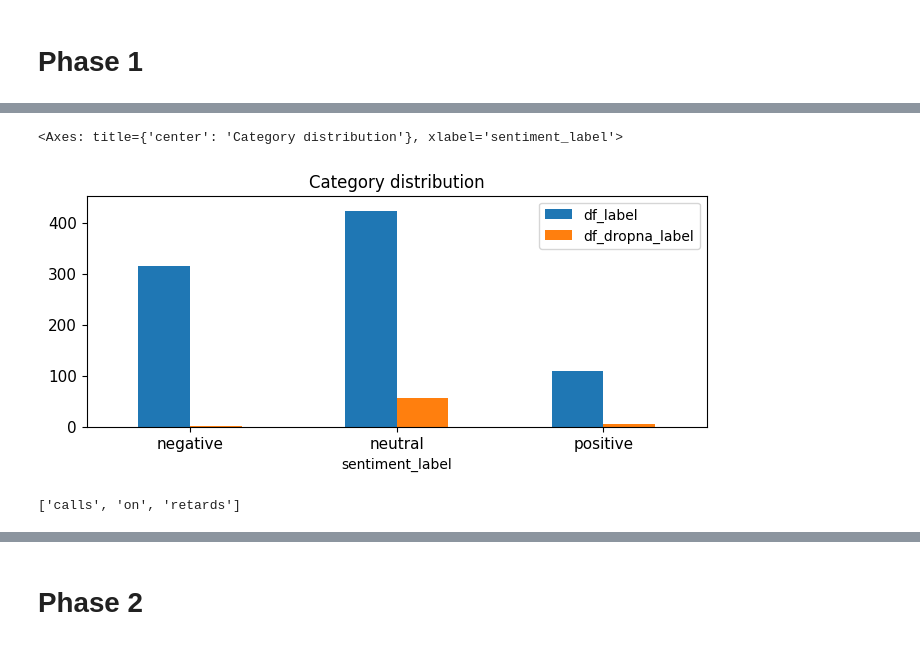
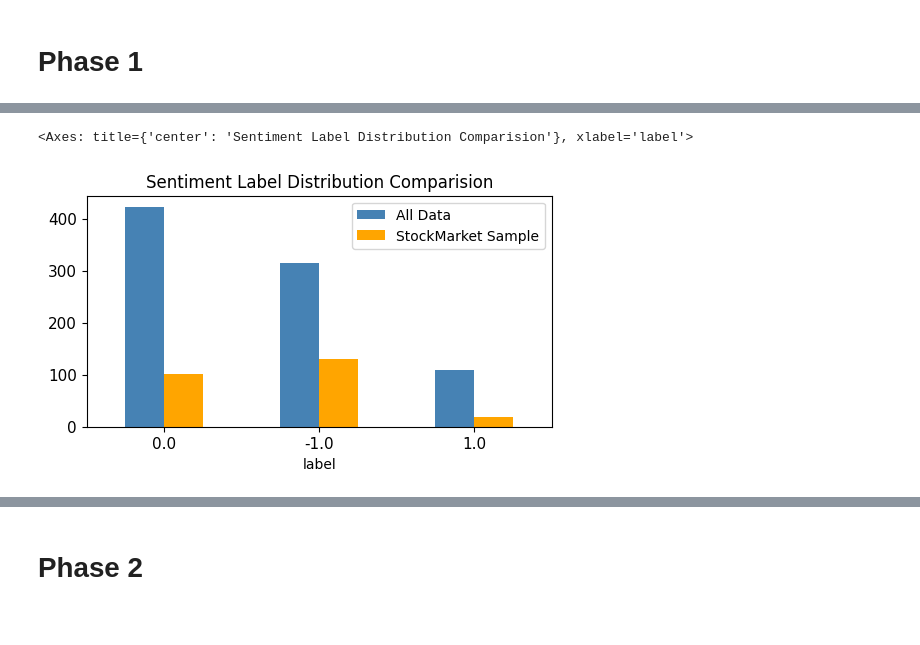
Before and after one commit to j-lee-cob/DM2025-Lab1-Exercise, a Jupyter notebook: DM2025-Lab1-Homework.ipynb, the cells around one changed output, grey strips where cells are left out. Drawn from its saved outputs; the diff is of its cells as text; code cells hidden in the pictures.

```diff
--- a/DM2025-Lab1-Homework.ipynb
+++ b/DM2025-Lab1-Homework.ipynb
@@ -159,25 +131,27 @@ df.sentiment_label.value_counts().plot(kind = 'bar',
-# %%
-#Exercise 8
-df_compare = pd.DataFrame({
-    'df_label': df.sentiment_label.value_counts(),
-    'df_dropna_label': df_dropna.sentiment_label.value_counts()
-})
-
-df_compare.plot(kind = 'bar',
-                title = 'Category distribution',
-                ylim = [0, df.sentiment_label.value_counts().max()+30],
-                rot = 0, fontsize = 11, figsize = (8,3))
-# %% [output]
-<Axes: title={'center': 'Category distribution'}, xlabel='sentiment_label'>
-[figure, removed]
+# %%
+#Exercise 8
+# Make sure df_sm exists first
+df_sm = datafiles[datafiles["subreddit"].str.casefold() == "stockmarket"]
+
+#Combine subreddit distribution from both datasets
+compare= pd.concat([
+    datafiles['label'].value_counts().rename('All Data'),
+    df_sm['label'].value_counts().rename('StockMarket Sample')
+], axis=1).fillna(0)
+
+compare.plot(
+    kind='bar',
+    figsize=(6,3),
+    rot=0,
+    fontsize=11,
+    title='Sentiment Label Distribution Comparision',
+    color=['steelblue', 'orange']
+)
+# %% [output]
+<Axes: title={'center': 'Sentiment Label Distribution Comparision'}, xlabel='label'>
+[figure, added]
 # %%
 #text tokenizer
 from sklearn.feature_extraction.text import CountVectorizer
 count_vect = CountVectorizer()
-df_counts = count_vect.fit_transform(df.text) #learn the vocabulary and return document-term matrix
-
-#Exercise 9
-analyze = count_vect.build_analyzer()
-analyze(df.text[0])
+datafiles_counts = count_vect.fit_transform(datafiles.text)
-# %% [output]
-['calls', 'on', 'retards']
```
Also changed, not shown: parts of 13 cells of this notebook.
